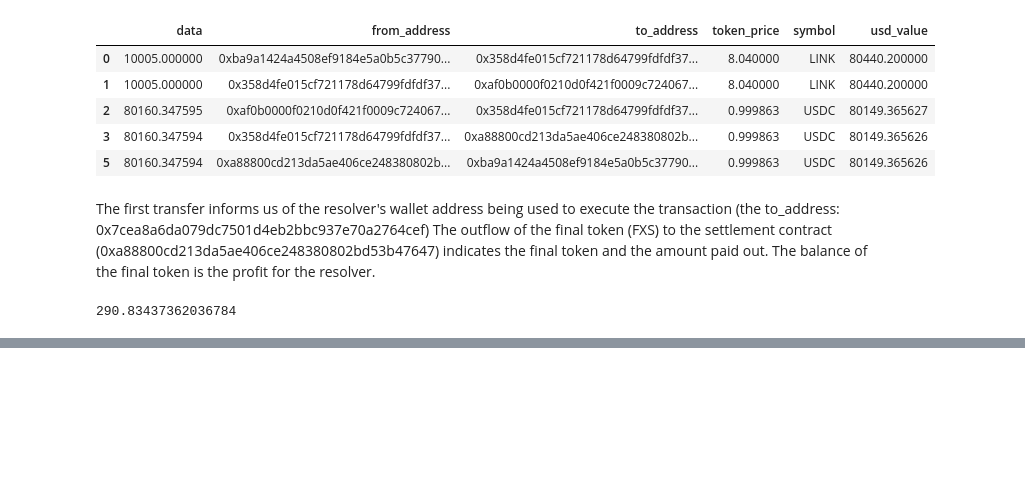
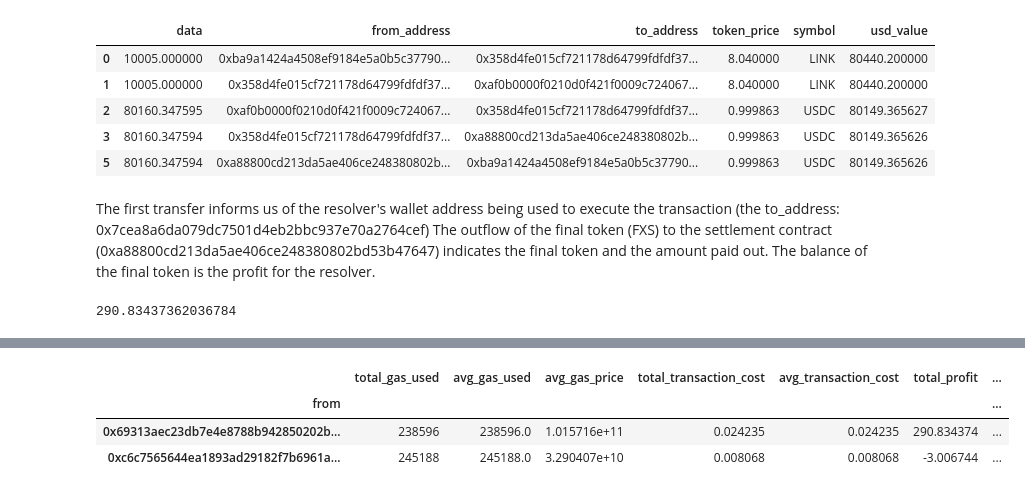
Before and after one commit to 0xEljh/1inch-fusion-dashboard, a Jupyter notebook: notebooks/dashboard.ipynb, the cells around one changed output, grey strips where cells are left out. Drawn from its saved outputs; the diff is of its cells as text; code cells hidden in the pictures; blank space fills up the shorter version.

```diff
--- a/notebooks/dashboard.ipynb
+++ b/notebooks/dashboard.ipynb
@@ -193,0 +192,23 @@ ethereum:0x45c2f8c9b4c0bdc76200448cc26c48ab6ffef83f,ethereum:0xc02aaa39b223fe8d0
+# %%
+# groupby resolvers
+(
+    df
+    .assign(transactionCost=lambda x: x["gasUsed"] * x["gasPrice"] / 1e18)
+    .groupby("from")
+    .agg(
+        total_gas_used=("gasUsed", "sum"),
+        avg_gas_used=("gasUsed", "mean"),
+        avg_gas_price=("gasPrice", "mean"),
+        total_transaction_cost=("transactionCost", "sum"),
+        avg_transaction_cost=("transactionCost", "mean"),
+        total_profit=("profit", "sum"),
+        avg_profit=("profit", "mean"),
+        total_volume=("true_volume", "sum"),
+        avg_volume=("true_volume", "mean"),
+    )
+)
+# %% [output]
+|  | total_gas_used | avg_gas_used | avg_gas_price | total_transaction_cost | avg_transaction_cost | total_profit | ... |
+| from |  |  |  |  |  |  | ... |
+| 0x69313aec23db7e4e8788b942850202b... | 238596 | 238596.0 | 1.015716e+11 | 0.024235 | 0.024235 | 290.834374 | ... |
+| 0xc6c7565644ea1893ad29182f7b6961a... | 245188 | 245188.0 | 3.290407e+10 | 0.008068 | 0.008068 | -3.006744 | ... |
```
Also changed, not shown: parts of 1 cell of this notebook.
